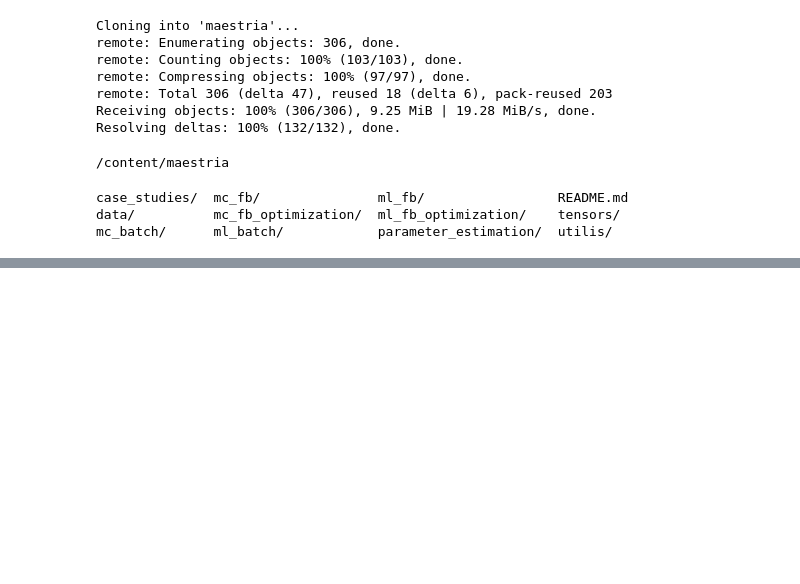
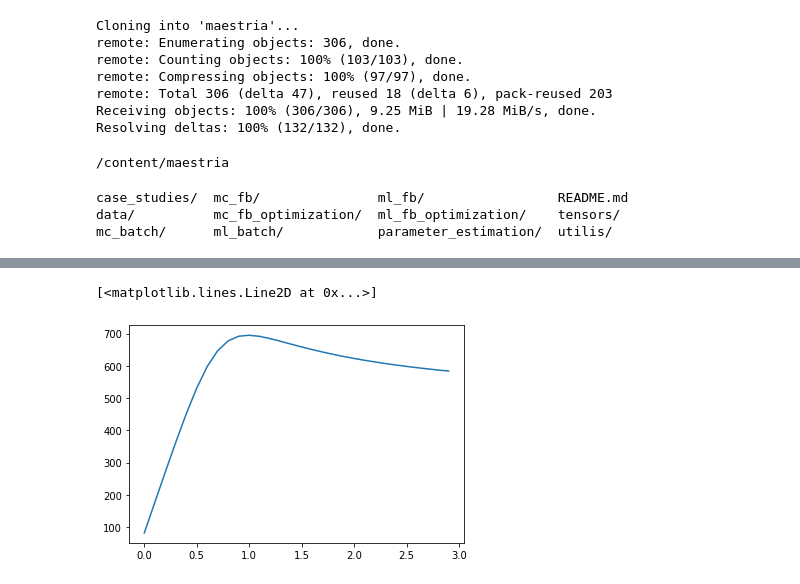
Before and after one commit to juanmggb/maestria, a Jupyter notebook: mc_fb_optimization/mc_fb_optimization.ipynb, the cells around one changed output, grey strips where cells are left out. Saved outputs shown, nothing was run; the diff lists cells and outputs as text; code cells hidden in the pictures; blank space fills up the shorter version.

```diff
--- a/mc_fb_optimization/mc_fb_optimization.ipynb
+++ b/mc_fb_optimization/mc_fb_optimization.ipynb
@@ -62,0 +107,8 @@ from utilis.solvers import euler
+# %%
+u = np.arange(0, 3, 0.1)
+fitness_values = [fn.fitness_function_fb(u_val, x0, 0, tf, dt, mu_max, yxs, ks, ypx, ki, sf) for u_val in u]
+# %%
+plt.plot(u, fitness_values)
+# %% [output]
+[<matplotlib.lines.Line2D at 0x...>]
+[figure, added]
```
Also changed, not shown: parts of 13 cells of this notebook.
